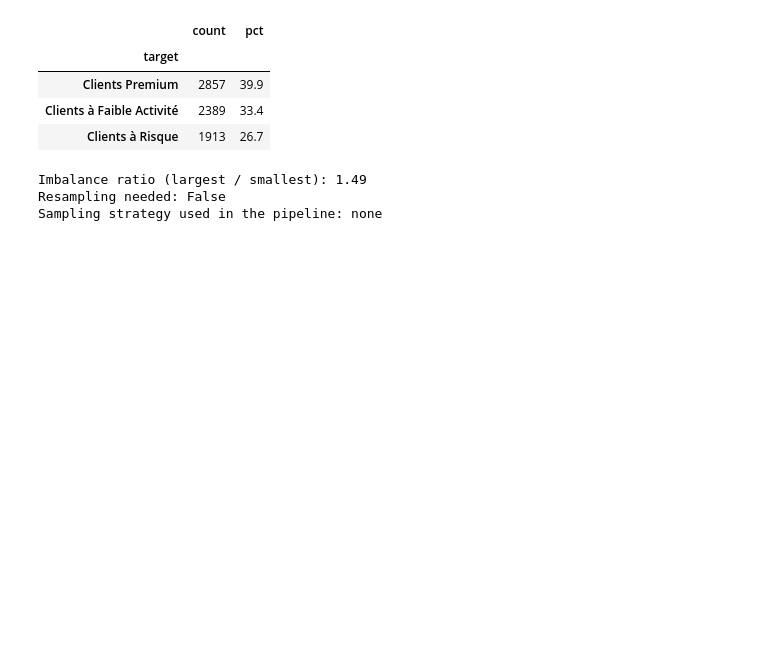
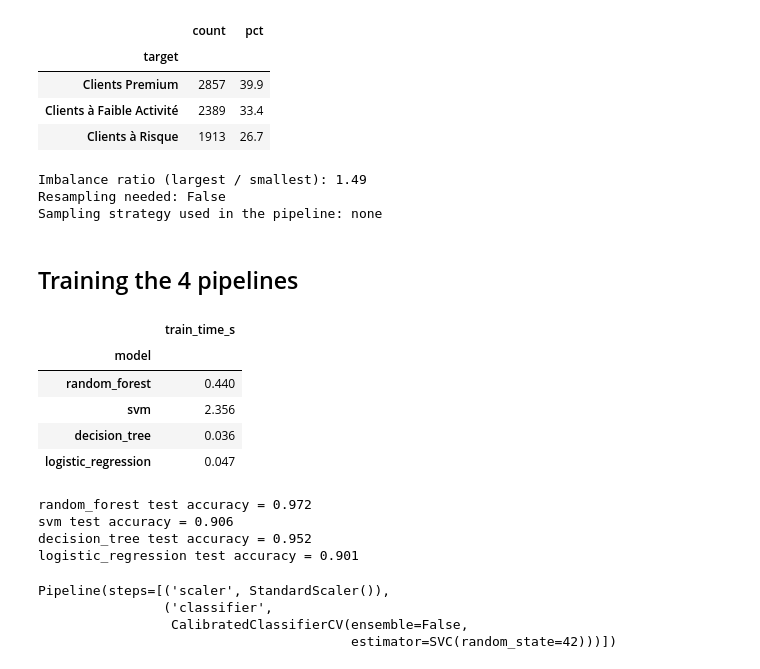
Before and after one commit to oelaimar/CardProfiler, a Jupyter notebook: notebooks/04_classification.ipynb, the cells around one changed output. Saved outputs shown, nothing was run; the diff lists cells and outputs as text; code cells hidden in the pictures; blank space fills up the shorter version.

Commit message:
feat: train and time multiple classifier pipelines

```diff
--- a/notebooks/04_classification.ipynb
+++ b/notebooks/04_classification.ipynb
@@ -67,3 +67,29 @@ print("Sampling strategy used in the pipeline:", SAMPLING)
 Imbalance ratio (largest / smallest): 1.49
 Resampling needed: False
 Sampling strategy used in the pipeline: none
+# %% [markdown]
+## Training the 4 pipelines
+# %%
+pipelines, train_times = train_model(X_train, y_train, sampling=SAMPLING)
+
+display(train_times)
+
+for name, pipeline in pipelines.items():
+    print(f"{name} test accuracy = {pipeline.score(X_test, y_test):.3f}")
+
+pipelines["svm"]
+# %% [output]
+|  | train_time_s |
+| model |  |
+| random_forest | 0.440 |
+| svm | 2.356 |
+| decision_tree | 0.036 |
+| logistic_regression | 0.047 |
+random_forest test accuracy = 0.972
+svm test accuracy = 0.906
+decision_tree test accuracy = 0.952
+logistic_regression test accuracy = 0.901
+Pipeline(steps=[('scaler', StandardScaler()),
+                ('classifier',
+                 CalibratedClassifierCV(ensemble=False,
+                                        estimator=SVC(random_state=42)))])
```
Also changed, not shown: parts of 1 cell of this notebook, 1 other file.
